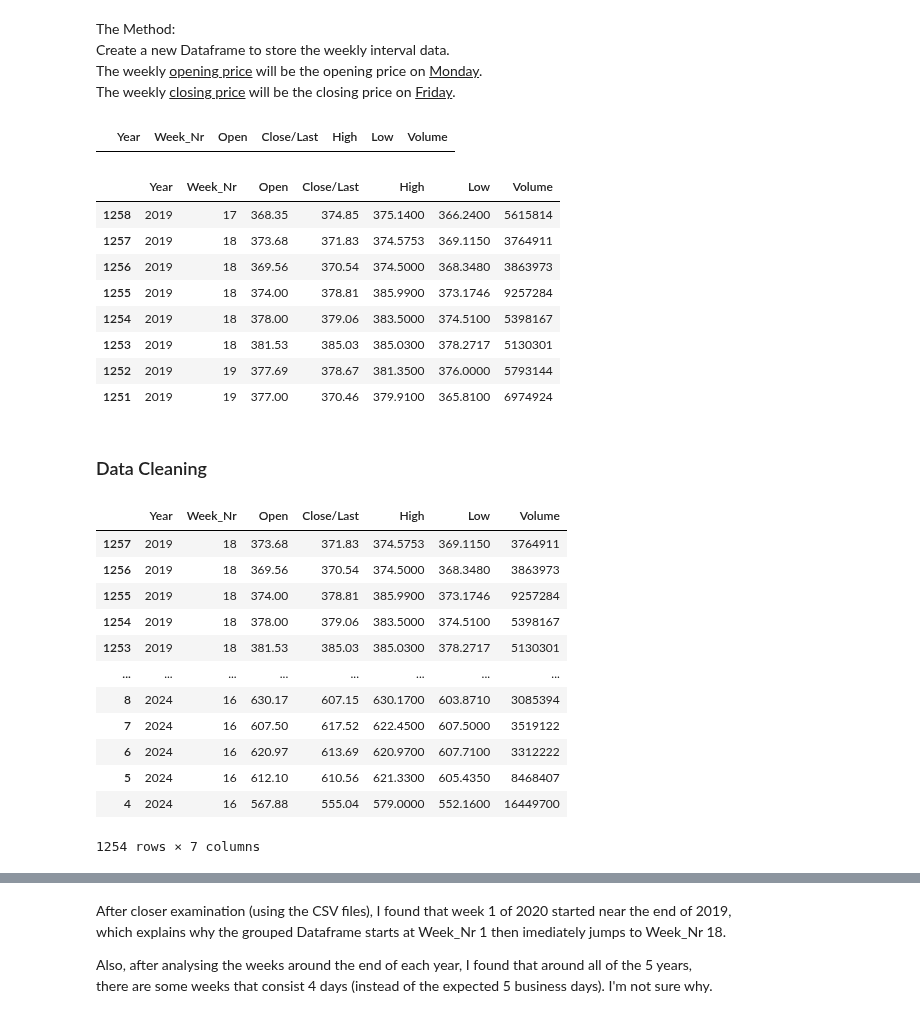
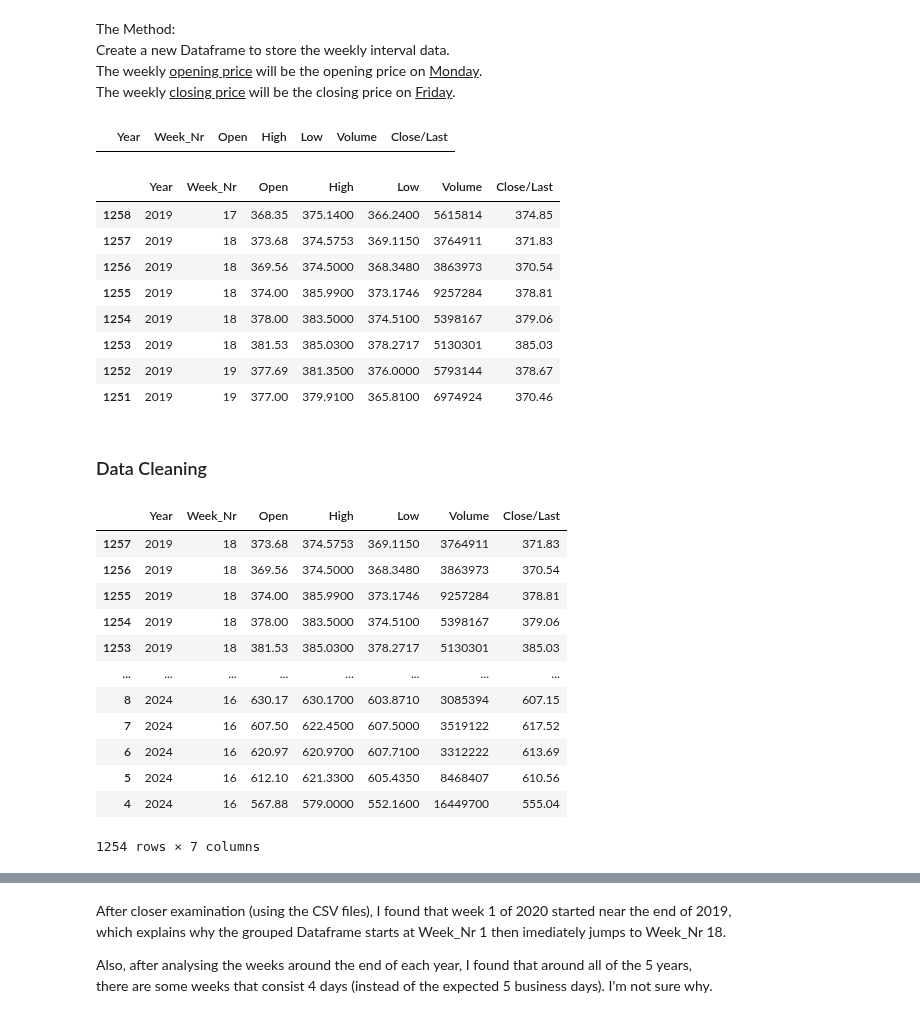
Before and after one commit to AbubakrBardien/netflix-stock-price-predictor, a Jupyter notebook: Data Analysis and Cleaning.ipynb, the cells around one changed output, grey strips where cells are left out. Cells and saved outputs as stored; diff of their text form; code cells hidden in the pictures.

Commit message:
Re-ordered features in dataset, Created plots for Data Exploration

```diff
--- a/Data Analysis and Cleaning.ipynb
+++ b/Data Analysis and Cleaning.ipynb
@@ -94,11 +94,11 @@ The weekly <u>closing price</u> will be the closing price on <u>Friday</u>.
 # %%
 # Creating Weekly_Interval table
 
-cols = ["Year", "Week_Nr", "Open", "Close/Last", "High", "Low", "Volume"]
+cols = ["Year", "Week_Nr", "Open", "High", "Low", "Volume", "Close/Last"]
 weekly_price_data = pd.DataFrame(columns=cols)
 weekly_price_data
 # %% [output]
-|  | Year | Week_Nr | Open | Close/Last | High | Low | Volume |
+|  | Year | Week_Nr | Open | High | Low | Volume | Close/Last |
 # %%
 # Populating Weekly_Interval table
 
@@ -107,23 +107,23 @@ weekNums = daily_price_data["Date"].dt.isocalendar().week # To get the week numb
 weekly_price_data["Year"] = daily_price_data["Date"].dt.year
 weekly_price_data["Week_Nr"] = weekNums
 weekly_price_data["Open"] = daily_price_data["Open"]
-weekly_price_data["Close/Last"] = daily_price_data["Close/Last"]
 weekly_price_data["High"] = daily_price_data["High"]
 weekly_price_data["Low"] = daily_price_data["Low"]
 weekly_price_data["Volume"] = daily_price_data["Volume"]
+weekly_price_data["Close/Last"] = daily_price_data["Close/Last"]
 
 weekly_price_data = weekly_price_data.sort_index(ascending=False)
 weekly_price_data.head(8)
 # %% [output]
-|  | Year | Week_Nr | Open | Close/Last | High | Low | Volume |
-| 1258 | 2019 | 17 | 368.35 | 374.85 | 375.1400 | 366.2400 | 5615814 |
-| 1257 | 2019 | 18 | 373.68 | 371.83 | 374.5753 | 369.1150 | 3764911 |
-| 1256 | 2019 | 18 | 369.56 | 370.54 | 374.5000 | 368.3480 | 3863973 |
-| 1255 | 2019 | 18 | 374.00 | 378.81 | 385.9900 | 373.1746 | 9257284 |
-| 1254 | 2019 | 18 | 378.00 | 379.06 | 383.5000 | 374.5100 | 5398167 |
-| 1253 | 2019 | 18 | 381.53 | 385.03 | 385.0300 | 378.2717 | 5130301 |
-| 1252 | 2019 | 19 | 377.69 | 378.67 | 381.3500 | 376.0000 | 5793144 |
-| 1251 | 2019 | 19 | 377.00 | 370.46 | 379.9100 | 365.8100 | 6974924 |
+|  | Year | Week_Nr | Open | High | Low | Volume | Close/Last |
+| 1258 | 2019 | 17 | 368.35 | 375.1400 | 366.2400 | 5615814 | 374.85 |
+| 1257 | 2019 | 18 | 373.68 | 374.5753 | 369.1150 | 3764911 | 371.83 |
+| 1256 | 2019 | 18 | 369.56 | 374.5000 | 368.3480 | 3863973 | 370.54 |
+| 1255 | 2019 | 18 | 374.00 | 385.9900 | 373.1746 | 9257284 | 378.81 |
+| 1254 | 2019 | 18 | 378.00 | 383.5000 | 374.5100 | 5398167 | 379.06 |
+| 1253 | 2019 | 18 | 381.53 | 385.0300 | 378.2717 | 5130301 | 385.03 |
+| 1252 | 2019 | 19 | 377.69 | 381.3500 | 376.0000 | 5793144 | 378.67 |
+| 1251 | 2019 | 19 | 377.00 | 379.9100 | 365.8100 | 6974924 | 370.46 |
 # %% [markdown]
 ### Data Cleaning
 # %%
@@ -131,18 +131,18 @@ weekly_price_data.head(8)
 weekly_price_data = weekly_price_data.drop([0, 1, 2, 3, 1258], axis="index")
 weekly_price_data
 # %% [output]
-|  | Year | Week_Nr | Open | Close/Last | High | Low | Volume |
-| 1257 | 2019 | 18 | 373.68 | 371.83 | 374.5753 | 369.1150 | 3764911 |
-| 1256 | 2019 | 18 | 369.56 | 370.54 | 374.5000 | 368.3480 | 3863973 |
-| 1255 | 2019 | 18 | 374.00 | 378.81 | 385.9900 | 373.1746 | 9257284 |
-| 1254 | 2019 | 18 | 378.00 | 379.06 | 383.5000 | 374.5100 | 5398167 |
-| 1253 | 2019 | 18 | 381.53 | 385.03 | 385.0300 | 378.2717 | 5130301 |
+|  | Year | Week_Nr | Open | High | Low | Volume | Close/Last |
+| 1257 | 2019 | 18 | 373.68 | 374.5753 | 369.1150 | 3764911 | 371.83 |
+| 1256 | 2019 | 18 | 369.56 | 374.5000 | 368.3480 | 3863973 | 370.54 |
+| 1255 | 2019 | 18 | 374.00 | 385.9900 | 373.1746 | 9257284 | 378.81 |
+| 1254 | 2019 | 18 | 378.00 | 383.5000 | 374.5100 | 5398167 | 379.06 |
+| 1253 | 2019 | 18 | 381.53 | 385.0300 | 378.2717 | 5130301 | 385.03 |
 | ... | ... | ... | ... | ... | ... | ... | ... |
-| 8 | 2024 | 16 | 630.17 | 607.15 | 630.1700 | 603.8710 | 3085394 |
-| 7 | 2024 | 16 | 607.50 | 617.52 | 622.4500 | 607.5000 | 3519122 |
-| 6 | 2024 | 16 | 620.97 | 613.69 | 620.9700 | 607.7100 | 3312222 |
-| 5 | 2024 | 16 | 612.10 | 610.56 | 621.3300 | 605.4350 | 8468407 |
-| 4 | 2024 | 16 | 567.88 | 555.04 | 579.0000 | 552.1600 | 16449700 |
+| 8 | 2024 | 16 | 630.17 | 630.1700 | 603.8710 | 3085394 | 607.15 |
+| 7 | 2024 | 16 | 607.50 | 622.4500 | 607.5000 | 3519122 | 617.52 |
+| 6 | 2024 | 16 | 620.97 | 620.9700 | 607.7100 | 3312222 | 613.69 |
+| 5 | 2024 | 16 | 612.10 | 621.3300 | 605.4350 | 8468407 | 610.56 |
+| 4 | 2024 | 16 | 567.88 | 579.0000 | 552.1600 | 16449700 | 555.04 |
 1254 rows × 7 columns
 # %%
 WPD_ungrouped = weekly_price_data
```
Also changed, not shown: parts of 4 cells of this notebook, 1 other file.
